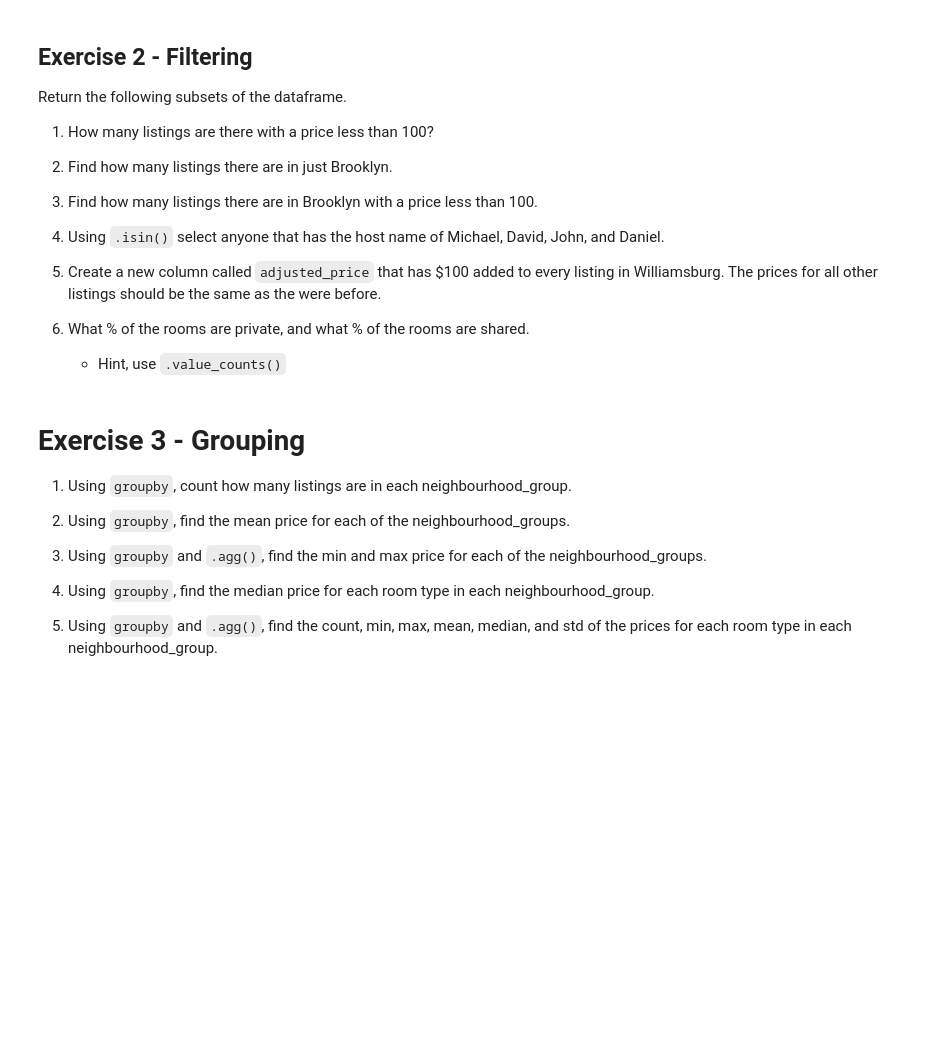
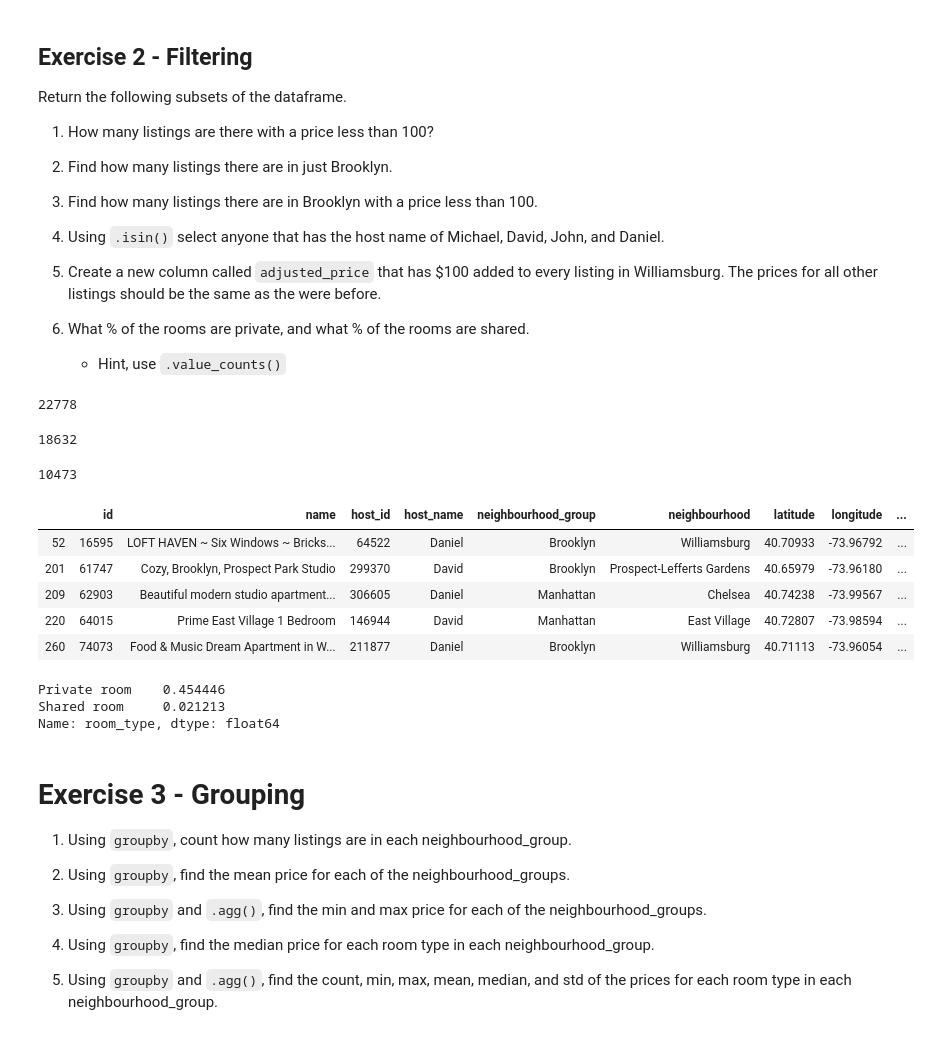
Before and after one commit to TaniaChowdhury/2021-fall-data-science, a Jupyter notebook: Week-01-Pandas/Exercise.ipynb, the cells around one changed output. Drawn from its saved outputs; the diff is of its cells as text; code cells hidden in the pictures; blank space fills up the shorter version.

```diff
--- a/Week-01-Pandas/Exercise.ipynb
+++ b/Week-01-Pandas/Exercise.ipynb
@@ -35,13 +41,39 @@ Return the following subsets of the dataframe.
     * Hint, use `.value_counts()`
 # %%
 # 1. How many listings are there with a price less than 100?
+
+less_than_hundred = df[ 'price' ] < 100
+len(df[ less_than_hundred ])
+# %% [output]
+22778
 # %%
 # 2. Make a new DataFrame of listings in Brooklyn named `df_bk`
 # and find how many listings in just Brooklyn.
+
+in_brooklyn = df[ 'neighbourhood_group' ] == 'Brooklyn'
+df_bk = df[ in_brooklyn ]
+len(df_bk)
+# %% [output]
+18632
 # %%
 # 3. Find how many listings there are in Brooklyn with a price less than 100.
+
+len(df[ less_than_hundred & in_brooklyn ])
+# %% [output]
+10473
 # %%
 # 4. Using `.isin()` select anyone that has the host name of Michael, David, John, and Daniel.
+
+names = [ 'Michael', 'David', 'John', 'Daniel' ]
+condition = df.host_name.isin(names)
+df[ condition ].head()
+# %% [output]
+|  | id | name | host_id | host_name | neighbourhood_group | neighbourhood | latitude | longitude | ... |
+| 52 | 16595 | LOFT HAVEN ~ Six Windows ~ Bricks... | 64522 | Daniel | Brooklyn | Williamsburg | 40.70933 | -73.96792 | ... |
+| 201 | 61747 | Cozy, Brooklyn, Prospect Park Studio | 299370 | David | Brooklyn | Prospect-Lefferts Gardens | 40.65979 | -73.96180 | ... |
+| 209 | 62903 | Beautiful modern studio apartment... | 306605 | Daniel | Manhattan | Chelsea | 40.74238 | -73.99567 | ... |
+| 220 | 64015 | Prime East Village 1 Bedroom | 146944 | David | Manhattan | East Village | 40.72807 | -73.98594 | ... |
+| 260 | 74073 | Food & Music Dream Apartment in W... | 211877 | Daniel | Brooklyn | Williamsburg | 40.71113 | -73.96054 | ... |
 # %%
 # 5. Create a new column called `adjusted_price` that has $100 added to every listing in Williamsburg.
 # The prices for all other listings should be the same as the were before.
@@ -48,5 +83,12 @@ Return the following subsets of the dataframe.
 # %%
 # 6. What % of the rooms are private, and what % of the rooms are shared.
+
+dfp = df.room_type.value_counts() / df.room_type.value_counts().sum()
+dfp[ [ 'Private room', 'Shared room' ] ]
+# %% [output]
+Private room    0.454446
+Shared room     0.021213
+Name: room_type, dtype: float64
 # %% [markdown]
 # Exercise 3 - Grouping
 
```
Also changed, not shown: parts of 14 cells of this notebook, 1 other file.
